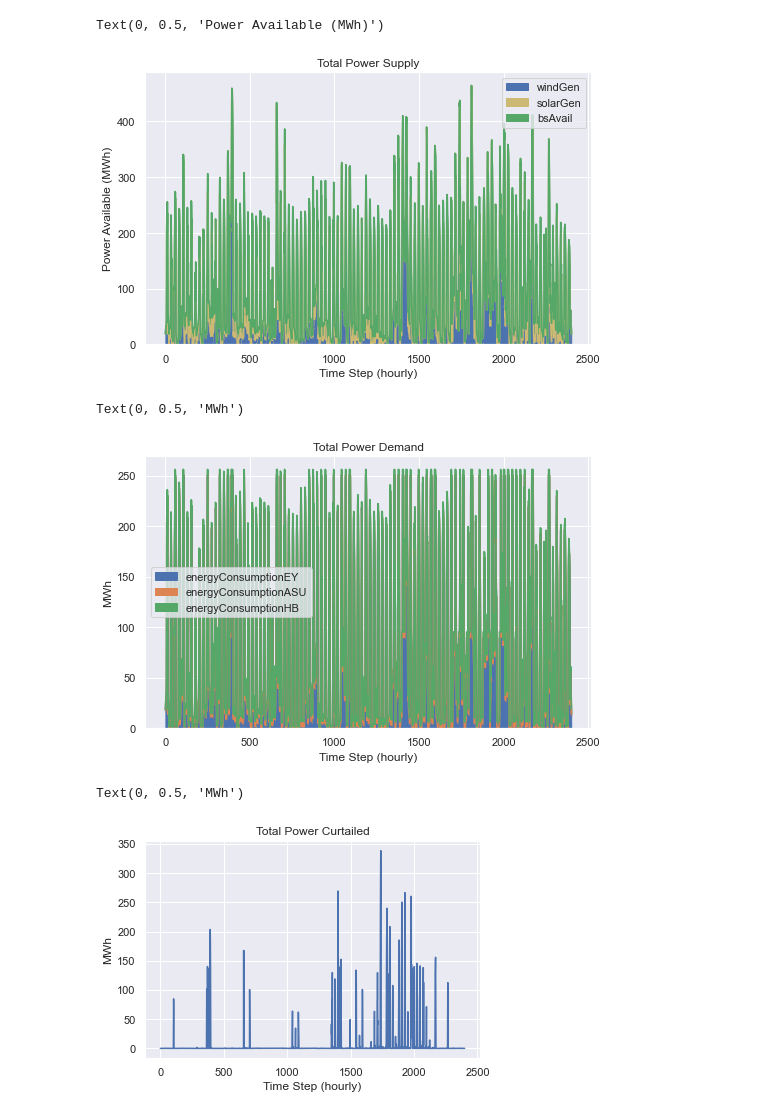
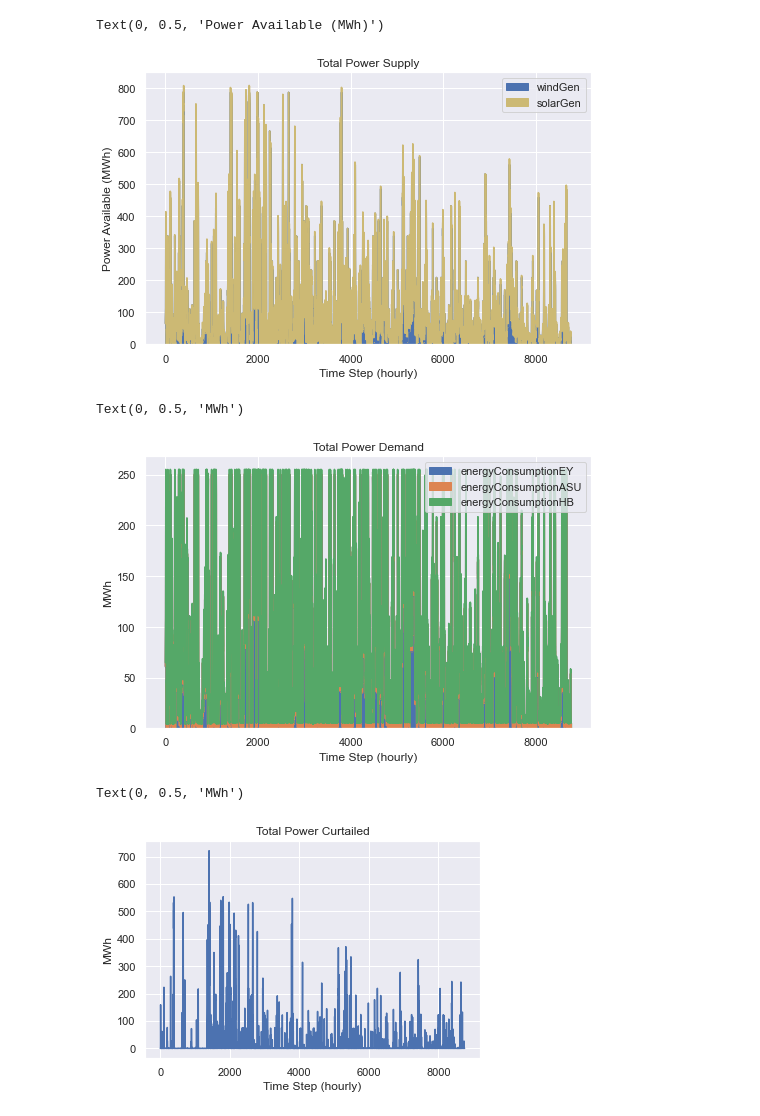
Before and after one commit to julflore000/KAUST, a Jupyter notebook: productionOptModel/dataAnalysis/modelOutputAnalysis.ipynb, the cells around one changed output. Drawn from its saved outputs; the diff is of its cells as text; code cells hidden in the pictures.

Commit message:
Final week push
Update README and add new full year data analysis

```diff
--- a/productionOptModel/dataAnalysis/modelOutputAnalysis.ipynb
+++ b/productionOptModel/dataAnalysis/modelOutputAnalysis.ipynb
@@ -8,7 +8,9 @@ import seaborn as sns
 sns.set(style="darkgrid")
 # %%
 #reading in parameter settings and creating dict for data viz
-pdSingleParamDataset = pd.read_excel("../dataInputs/inputSheet.xlsx",sheet_name='systemSettings')
+
+
+pdSingleParamDataset = pd.read_excel(f"../dataInputs/inputSheet.xlsx",sheet_name='systemSettings')
 pdEyParamDataset = pd.read_excel("../dataInputs/inputSheet.xlsx",sheet_name='eyUnitSettings')
 
 parameterSettingsDict = {}
@@ -17,11 +19,13 @@ for paramName,paramValue in zip(pdSingleParamDataset["ParamName"],pdSingleParamD
     parameterSettingsDict[paramName] = paramValue
 # %%
 #reading in output from optimization model and setting up structure for data viz
-singleValueData = pd.read_excel("../modelOutputs/testRun.xlsx",sheet_name="singleValueDvs").abs()
+excelName = "fullYearRun"
 
-hourlySingleValueData = pd.read_excel("../modelOutputs/testRun.xlsx",sheet_name="hourlyValueDvs").abs()
+singleValueData = pd.read_excel(f"../modelOutputs/{excelName}.xlsx",sheet_name="singleValueDvs").abs()
 
-hourlyEyValueData = pd.read_excel("../modelOutputs/testRun.xlsx",sheet_name="hourlyEyValueDvs",usecols="B").abs()
+hourlySingleValueData = pd.read_excel(f"../modelOutputs/{excelName}.xlsx",sheet_name="hourlyValueDvs").abs()
+
+hourlyEyValueData = pd.read_excel(f"../modelOutputs/{excelName}.xlsx",sheet_name="hourlyEyValueDvs",usecols="B").abs()
 
 
 combinedDf = pd.concat([hourlySingleValueData,hourlyEyValueData.rename(columns={0: "eyGen"})], axis=1, join='inner')
@@ -38,13 +42,13 @@ singleValueData.head()
 1 rows × 30 columns
 # %%
-ax = combinedDf.plot.area(x="timestep", y=["windGen","solarGen","bsAvail"],
+ax = combinedDf.plot.area(x="timestep", y=["windGen","solarGen"],#,"bsAvail"],
                 style=['b','y','g'],figsize=(8, 5))
 plt.title("Total Power Supply")
 plt.xlabel("Time Step (hourly)")
 plt.ylabel("Power Available (MWh)")
 # %% [output]
 Text(0, 0.5, 'Power Available (MWh)')
-[figure, old version]
+[figure, new version]
 # %%
 #now looking at energy consumption
 #creating new panda columns
@@ -62,7 +66,7 @@ plt.xlabel("Time Step (hourly)")
 plt.ylabel("MWh")
 # %% [output]
 Text(0, 0.5, 'MWh')
-[figure, old version]
+[figure, new version]
 # %%
 #looking at energy curtailed
 energyCurtailedDf = combinedDf["windGen"] + combinedDf["solarGen"] + combinedDf["bsDeploy"] - combinedDf["energyConsumptionBS"] - combinedDf["energyConsumptionHS"] - combinedDf["energyConsumptionEY"]- combinedDf["energyConsumptionASU"] - combinedDf["energyConsumptionHB"]
@@ -73,7 +77,7 @@ plt.xlabel("Time Step (hourly)")
 plt.ylabel("MWh")
 # %% [output]
 Text(0, 0.5, 'MWh')
-[figure, old version]
+[figure, new version]
 # %%
 combinedDf.plot(x="timestep", y=["bsStore","bsAvail","bsDeploy"],
                 style=['r','g','b'],figsize=(8, 5))
```
Also changed, not shown: parts of 5 cells of this notebook, 3 other files.
